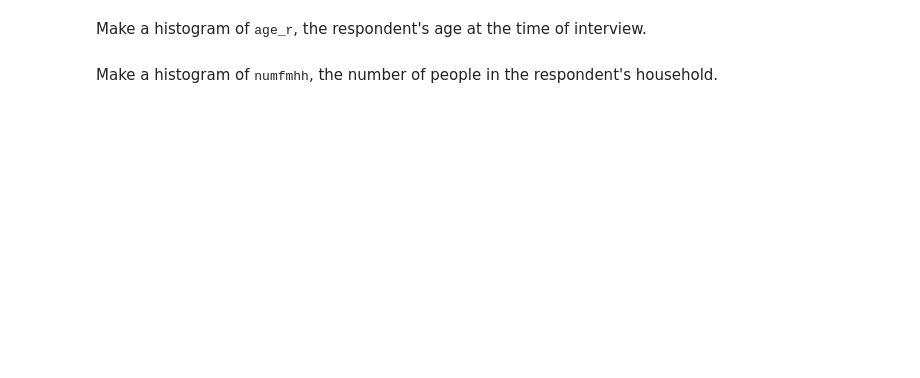
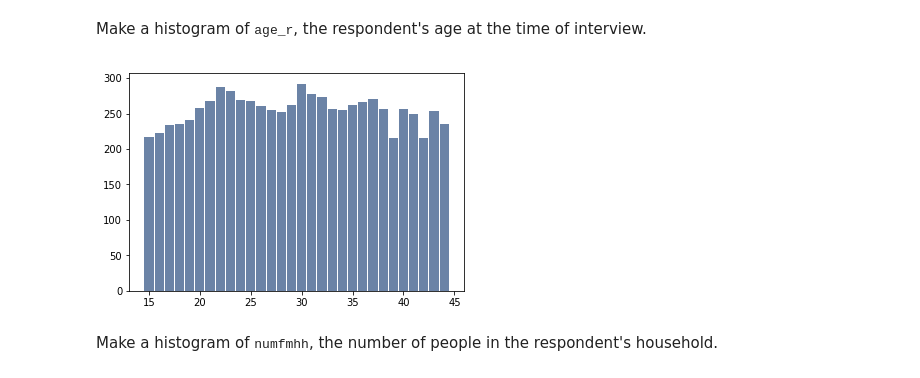
Before and after one commit to ZeroFactor/ThinkStats2, a Jupyter notebook: code/chap02ex.ipynb, the cells around one changed output. Saved outputs shown, nothing was run; the diff lists cells and outputs as text; code cells hidden in the pictures; blank space fills up the shorter version.

```diff
--- a/code/chap02ex.ipynb
+++ b/code/chap02ex.ipynb
@@ -254,2 +277,8 @@ Make a histogram of <tt>age_r</tt>, the respondent's age at the time of intervie
+# %%
+# Solution goes here
+age_r = thinkstats2.Hist(resp.age_r, label='Age')
+thinkplot.Hist(age_r)
+# %% [output]
+[figure, added]
 # %% [markdown]
 Make a histogram of <tt>numfmhh</tt>, the number of people in the respondent's household.
```
Also changed, not shown: parts of 24 cells of this notebook, 1 other file.
